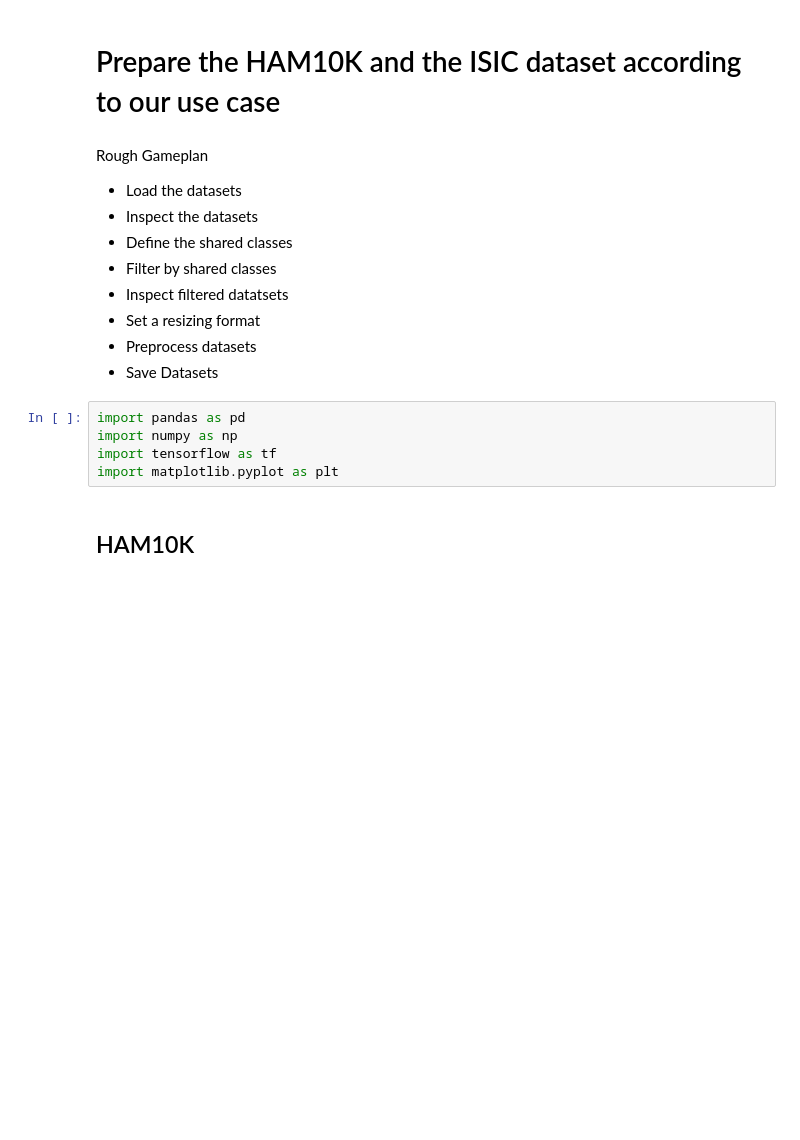
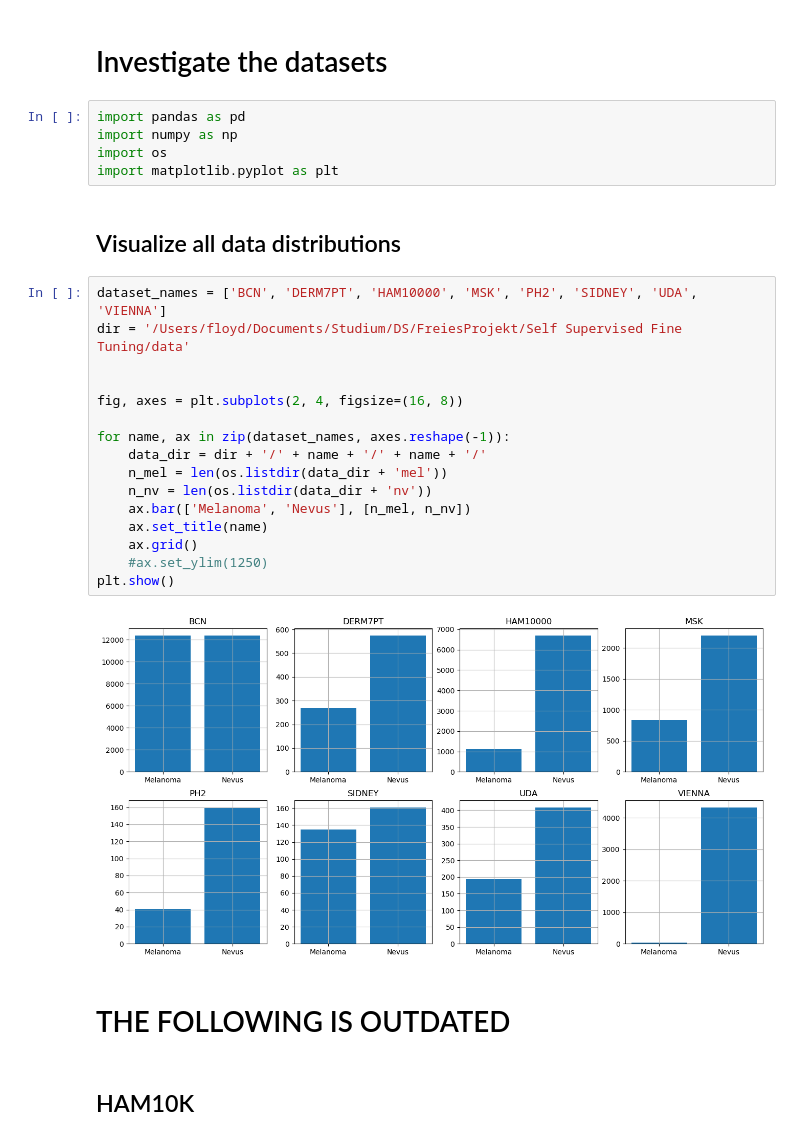
Before and after one commit to fheitzer/Self-Supervised-Fine-Tuning, a Jupyter notebook: skin_cancer.ipynb, the cells around one changed output. Drawn from its saved outputs; the diff is of its cells as text; blank space fills up the shorter version.

```diff
--- a/skin_cancer.ipynb
+++ b/skin_cancer.ipynb
@@ -1,20 +1,32 @@
-# %% [markdown]
-# Prepare the HAM10K and the ISIC dataset according to our use case
-# %% [markdown]
-Rough Gameplan
-- Load the datasets
--   Inspect the datasets
--   Define the shared classes
--   Filter by shared classes
--   Inspect filtered datatsets
--   Set a resizing format
--   Preprocess datasets
--   Save Datasets
+# %% [markdown]
+# Investigate the datasets
 # %%
 import pandas as pd
 import numpy as np
-import tensorflow as tf
+import os
 import matplotlib.pyplot as plt
+# %% [markdown]
+## Visualize all data distributions
+# %%
+dataset_names = ['BCN', 'DERM7PT', 'HAM10000', 'MSK', 'PH2', 'SIDNEY', 'UDA', 'VIENNA']
+dir = '/Users/floyd/Documents/Studium/DS/FreiesProjekt/Self Supervised Fine Tuning/data'
+
+
+fig, axes = plt.subplots(2, 4, figsize=(16, 8))
+
+for name, ax in zip(dataset_names, axes.reshape(-1)):
+    data_dir = dir + '/' + name + '/' + name + '/'
+    n_mel = len(os.listdir(data_dir + 'mel'))
+    n_nv = len(os.listdir(data_dir + 'nv'))
+    ax.bar(['Melanoma', 'Nevus'], [n_mel, n_nv])
+    ax.set_title(name)
+    ax.grid()
+    #ax.set_ylim(1250)
+plt.show()
+# %% [output]
+[figure, added]
+# %% [markdown]
+# THE FOLLOWING IS OUTDATED
 # %% [markdown]
 ## HAM10K
 # %% [markdown]
```
Also changed, not shown: 22 other files.
